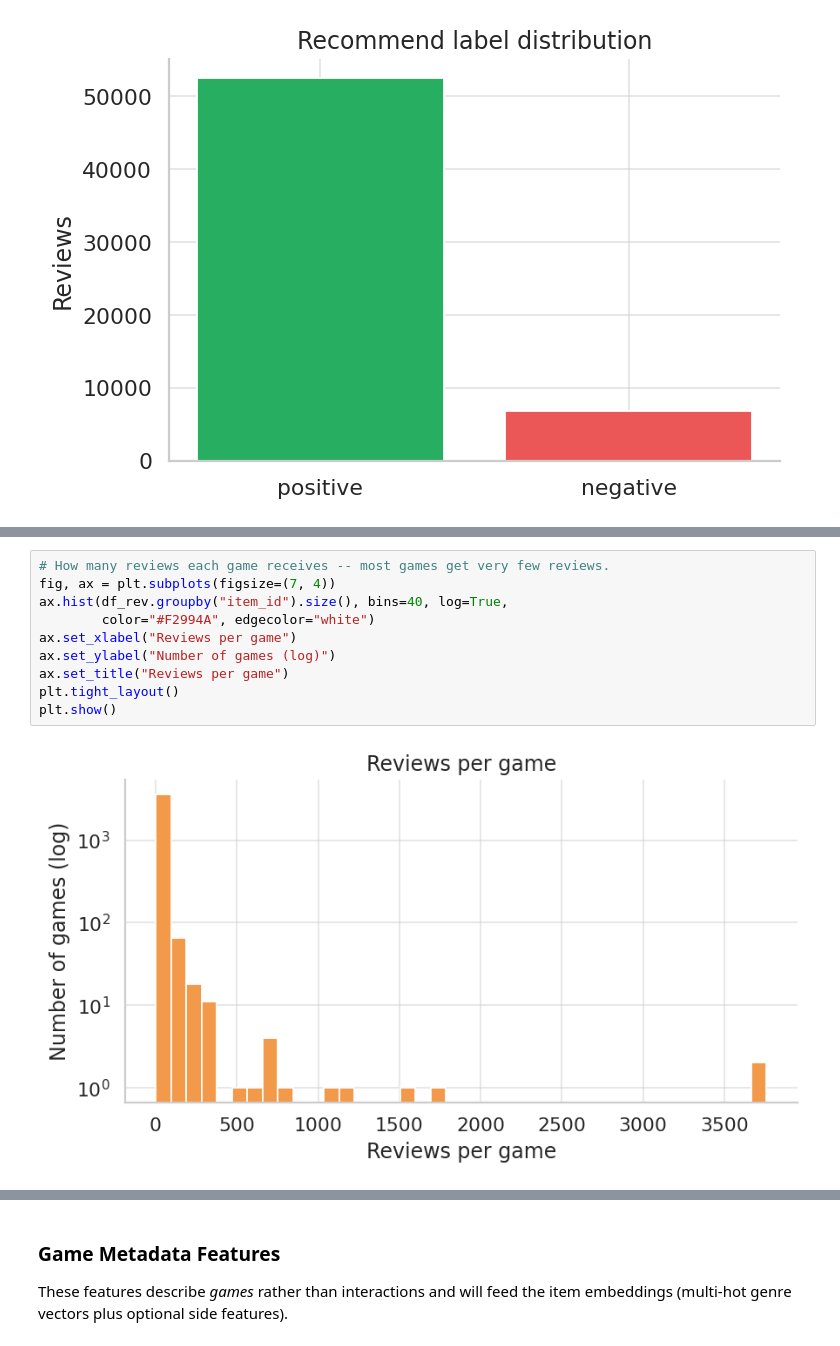
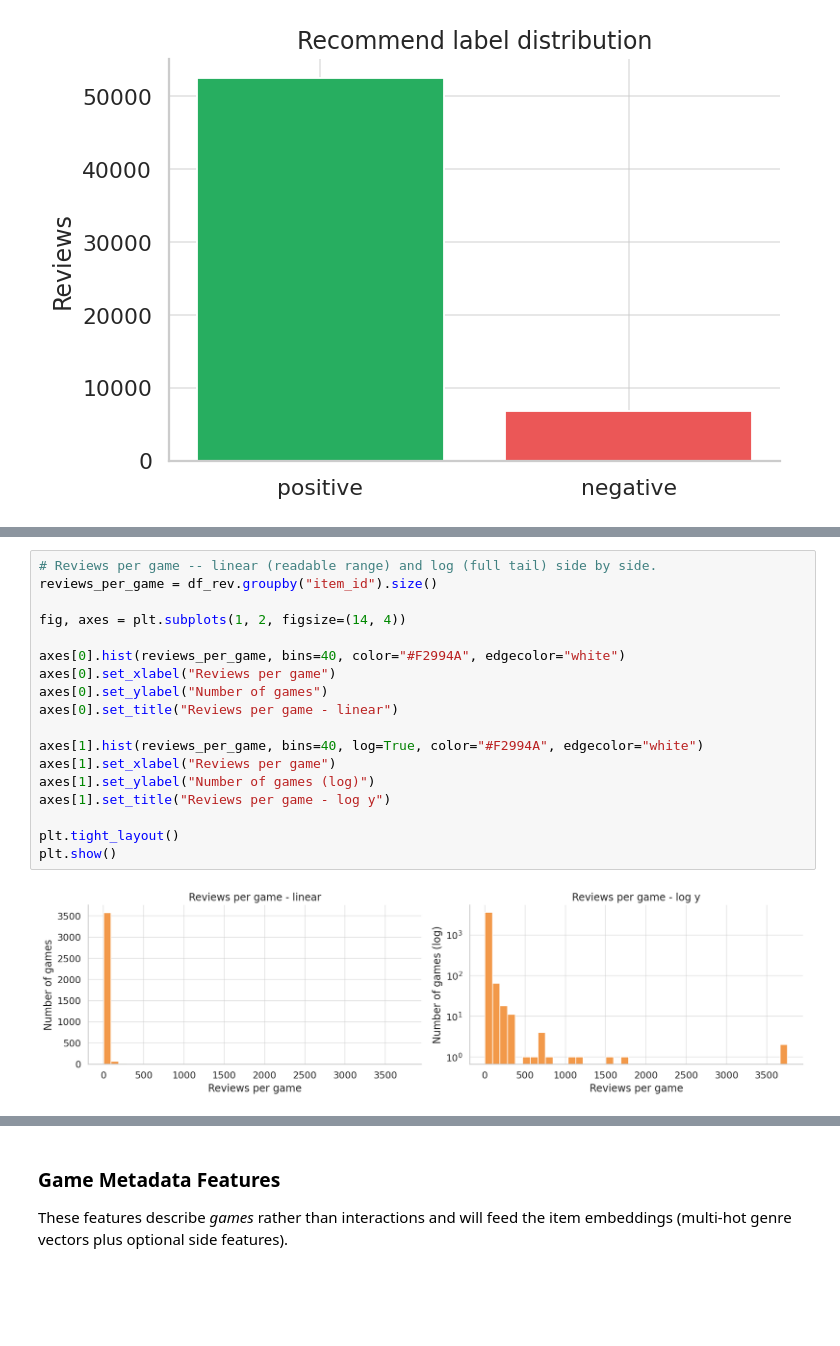
Before and after one commit to Patreax/ISA_movielens_recsys, a Jupyter notebook: notebooks/02_steam_recsys.ipynb, the cells around one changed output, grey strips where cells are left out. Cells and saved outputs as stored; diff of their text form; blank space fills up the shorter version.

```diff
--- a/notebooks/02_steam_recsys.ipynb
+++ b/notebooks/02_steam_recsys.ipynb
@@ -379,13 +401,21 @@ plt.show()
 # %%
-# How many reviews each game receives -- most games get very few reviews.
-fig, ax = plt.subplots(figsize=(7, 4))
-ax.hist(df_rev.groupby("item_id").size(), bins=40, log=True,
-        color="#F2994A", edgecolor="white")
-ax.set_xlabel("Reviews per game")
-ax.set_ylabel("Number of games (log)")
-ax.set_title("Reviews per game")
+# Reviews per game -- linear (readable range) and log (full tail) side by side.
+reviews_per_game = df_rev.groupby("item_id").size()
+
+fig, axes = plt.subplots(1, 2, figsize=(14, 4))
+
+axes[0].hist(reviews_per_game, bins=40, color="#F2994A", edgecolor="white")
+axes[0].set_xlabel("Reviews per game")
+axes[0].set_ylabel("Number of games")
+axes[0].set_title("Reviews per game - linear")
+
+axes[1].hist(reviews_per_game, bins=40, log=True, color="#F2994A", edgecolor="white")
+axes[1].set_xlabel("Reviews per game")
+axes[1].set_ylabel("Number of games (log)")
+axes[1].set_title("Reviews per game - log y")
+
 plt.tight_layout()
 plt.show()
 # %% [output]
-[figure, old version]
+[figure, new version]
 # %%
```
Also changed, not shown: parts of 3 cells of this notebook.
